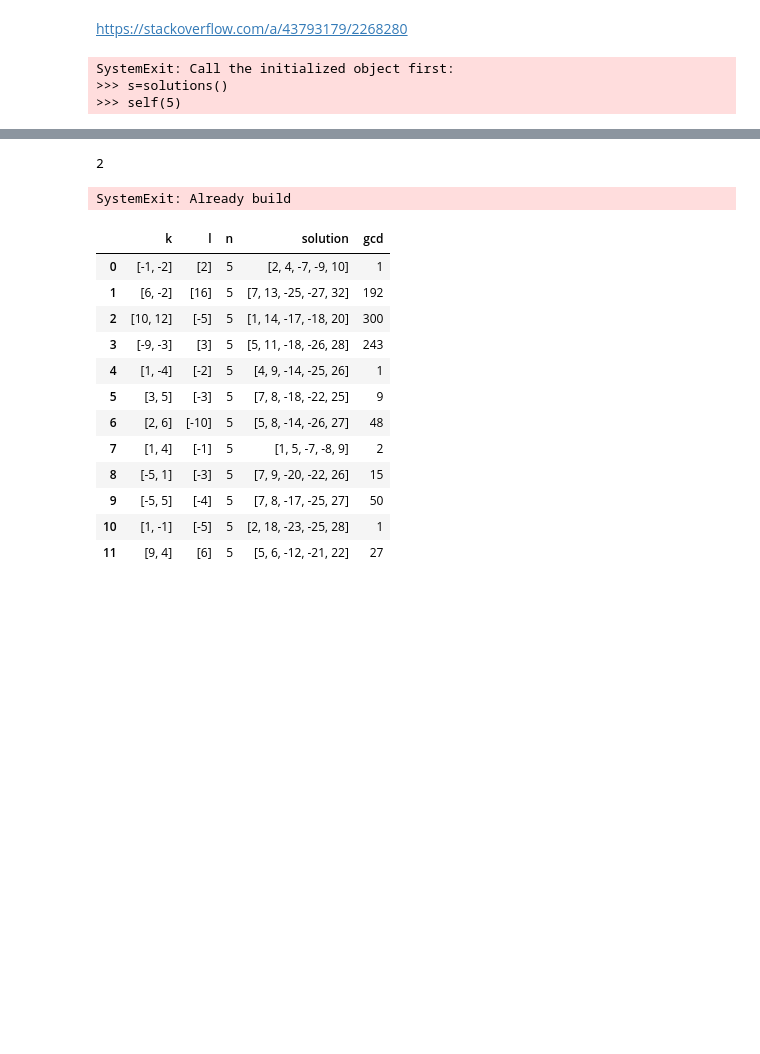
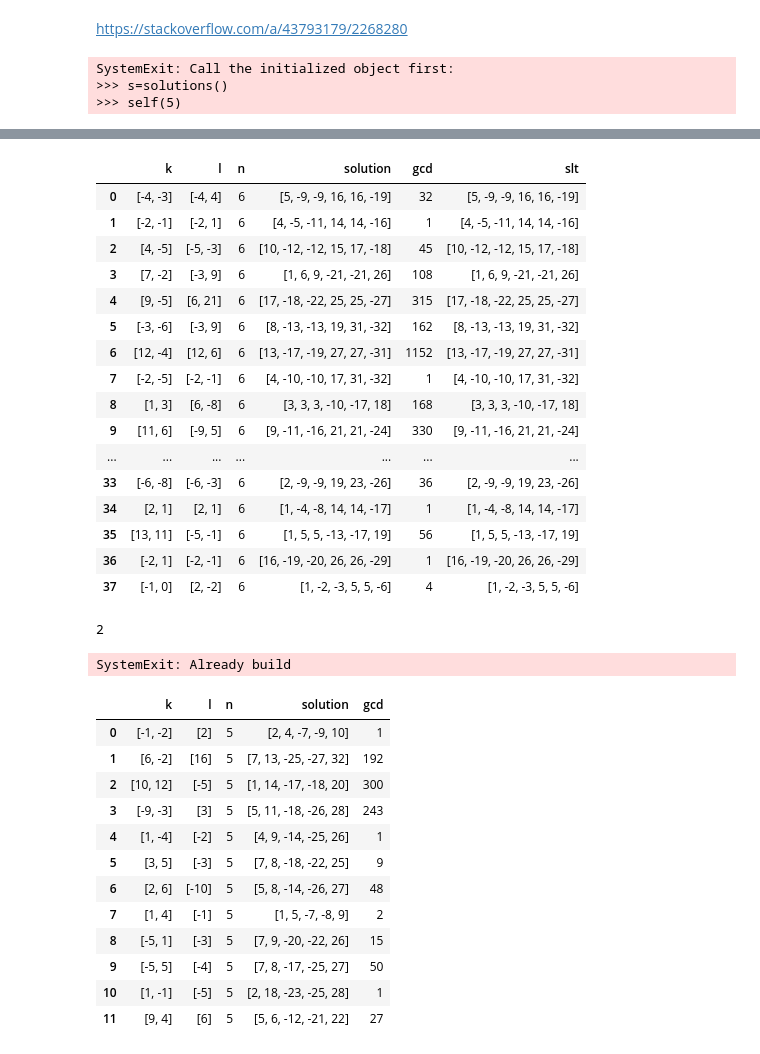
Before and after one commit to LBJ-Wade/anomaly, a Jupyter notebook: anomalysolutions-class.ipynb, the cells around one changed output, grey strips where cells are left out. Cells and saved outputs as stored; diff of their text form; code cells hidden in the pictures; blank space fills up the shorter version.

```diff
--- a/anomalysolutions-class.ipynb
+++ b/anomalysolutions-class.ipynb
@@ -434,4 +209,0 @@ s(6,X=True,verbose=True,print_step=500000)
-# %%
-q=[1, 2, 1,]
-print( [ p for p in itertools.permutations(q, 3) ]    )
-1 in [ len(set(p)) for p in itertools.permutations(q, 3) ]
@@ -441,3 +234,26 @@ False
+# %%
+ds['slt']=ds[ds['n']==6]['solution'].astype(str)
+# %%
+dsn6=ds[ds['n']==6].reset_index(drop=True)
+dsn6[dsn6['solution'].apply(lambda q: 1 in [ len(set(p)) for p in itertools.permutations(q, 2) ] )].reset_index(drop=True)
+# %% [output]
+|  | k | l | n | solution | gcd | slt |
+| 0 | [-4, -3] | [-4, 4] | 6 | [5, -9, -9, 16, 16, -19] | 32 | [5, -9, -9, 16, 16, -19] |
+| 1 | [-2, -1] | [-2, 1] | 6 | [4, -5, -11, 14, 14, -16] | 1 | [4, -5, -11, 14, 14, -16] |
+| 2 | [4, -5] | [-5, -3] | 6 | [10, -12, -12, 15, 17, -18] | 45 | [10, -12, -12, 15, 17, -18] |
+| 3 | [7, -2] | [-3, 9] | 6 | [1, 6, 9, -21, -21, 26] | 108 | [1, 6, 9, -21, -21, 26] |
+| 4 | [9, -5] | [6, 21] | 6 | [17, -18, -22, 25, 25, -27] | 315 | [17, -18, -22, 25, 25, -27] |
+| 5 | [-3, -6] | [-3, 9] | 6 | [8, -13, -13, 19, 31, -32] | 162 | [8, -13, -13, 19, 31, -32] |
+| 6 | [12, -4] | [12, 6] | 6 | [13, -17, -19, 27, 27, -31] | 1152 | [13, -17, -19, 27, 27, -31] |
+| 7 | [-2, -5] | [-2, -1] | 6 | [4, -10, -10, 17, 31, -32] | 1 | [4, -10, -10, 17, 31, -32] |
+| 8 | [1, 3] | [6, -8] | 6 | [3, 3, 3, -10, -17, 18] | 168 | [3, 3, 3, -10, -17, 18] |
+| 9 | [11, 6] | [-9, 5] | 6 | [9, -11, -16, 21, 21, -24] | 330 | [9, -11, -16, 21, 21, -24] |
+| ... | ... | ... | ... | ... | ... | ... |
+| 33 | [-6, -8] | [-6, -3] | 6 | [2, -9, -9, 19, 23, -26] | 36 | [2, -9, -9, 19, 23, -26] |
+| 34 | [2, 1] | [2, 1] | 6 | [1, -4, -8, 14, 14, -17] | 1 | [1, -4, -8, 14, 14, -17] |
+| 35 | [13, 11] | [-5, -1] | 6 | [1, 5, 5, -13, -17, 19] | 56 | [1, 5, 5, -13, -17, 19] |
+| 36 | [-2, 1] | [-2, -1] | 6 | [16, -19, -20, 26, 26, -29] | 1 | [16, -19, -20, 26, 26, -29] |
+| 37 | [-1, 0] | [2, -2] | 6 | [1, -2, -3, 5, 5, -6] | 4 | [1, -2, -3, 5, 5, -6] |
 # %%
 p=(1, 3, 1)
 len(set(p))
```
Also changed, not shown: parts of 18 cells of this notebook.
